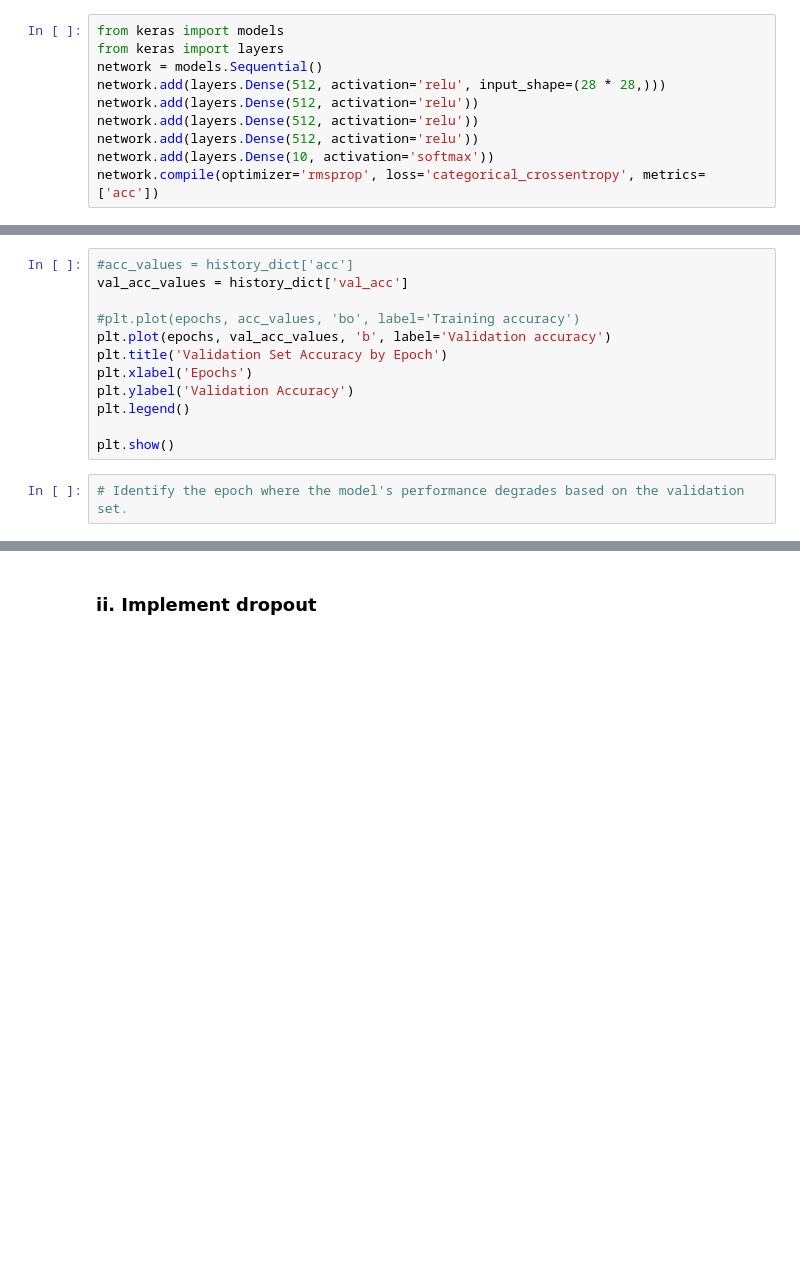
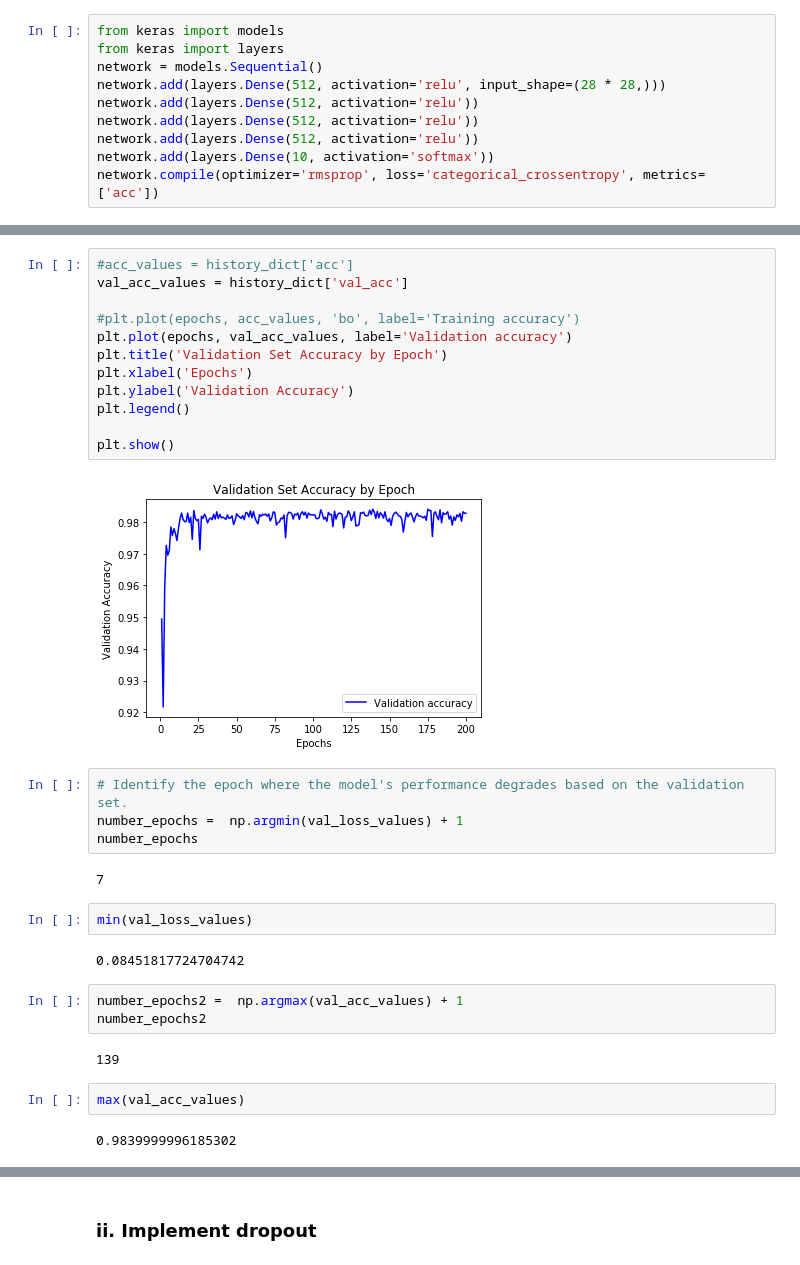
Before and after one commit to bethbailey/MACS30200proj, a Jupyter notebook: ProblemSets/PS3/PS3_Bailey.ipynb, the cells around one changed output, grey strips where cells are left out. Saved outputs shown, nothing was run; the diff lists cells and outputs as text; blank space fills up the shorter version.

```diff
--- a/ProblemSets/PS3/PS3_Bailey.ipynb
+++ b/ProblemSets/PS3/PS3_Bailey.ipynb
@@ -66,14 +94,33 @@ plt.show()
 # %%
 #acc_values = history_dict['acc']
 val_acc_values = history_dict['val_acc']
 
 #plt.plot(epochs, acc_values, 'bo', label='Training accuracy')
-plt.plot(epochs, val_acc_values, 'b', label='Validation accuracy')
+plt.plot(epochs, val_acc_values, label='Validation accuracy')
 plt.title('Validation Set Accuracy by Epoch')
 plt.xlabel('Epochs')
 plt.ylabel('Validation Accuracy')
 plt.legend()
 
 plt.show()
+# %% [output]
+[figure, added]
 # %%
 # Identify the epoch where the model's performance degrades based on the validation set.
+number_epochs =  np.argmin(val_loss_values) + 1
+number_epochs
+# %% [output]
+7
+# %%
+min(val_loss_values)
+# %% [output]
+0.08451817724704742
+# %%
+number_epochs2 =  np.argmax(val_acc_values) + 1
+number_epochs2
+# %% [output]
+139
+# %%
+max(val_acc_values)
+# %% [output]
+0.9839999996185302
```
Also changed, not shown: parts of 61 cells of this notebook.
